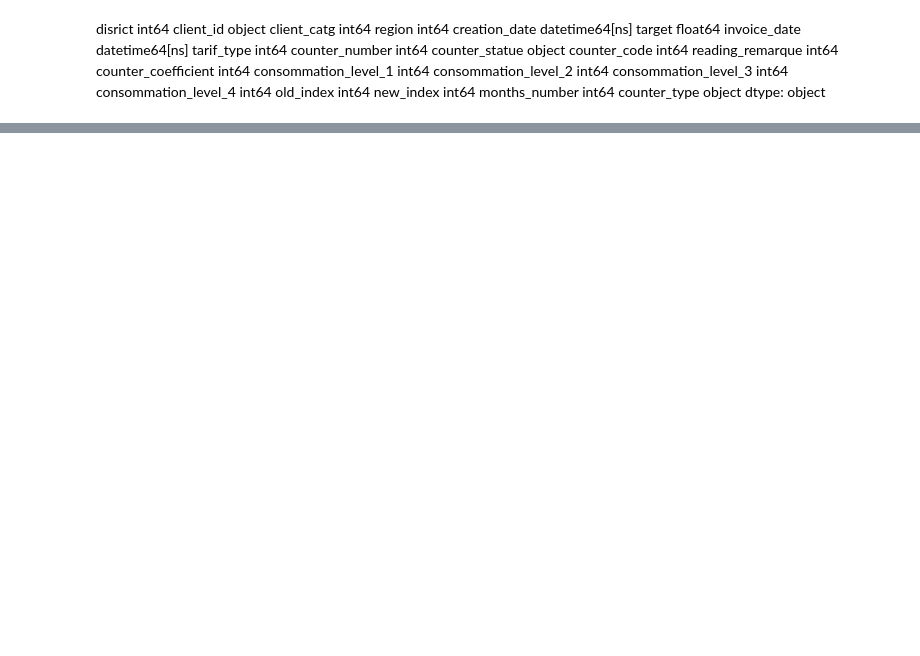
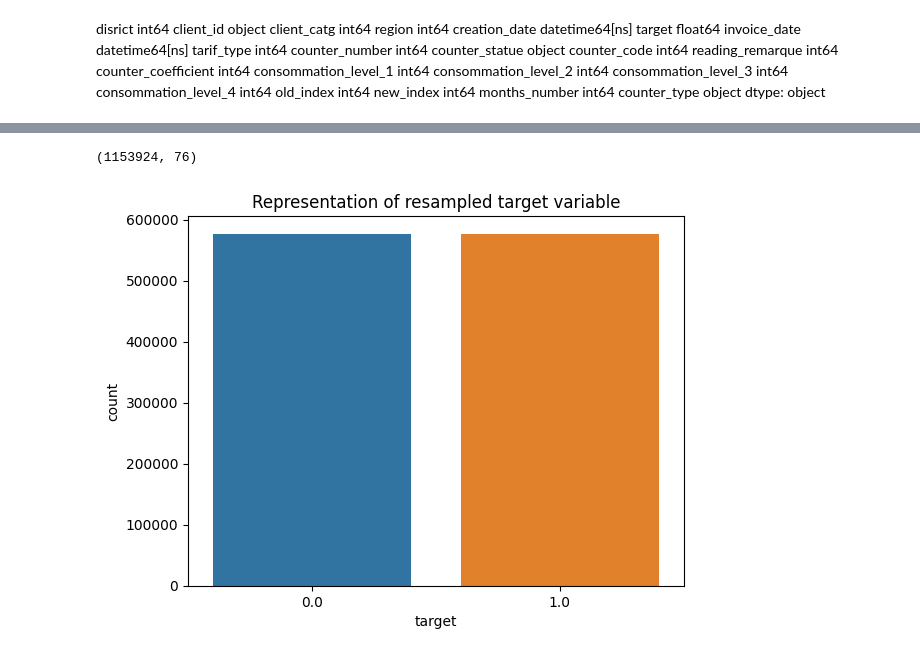
Before and after one commit to freddiCoded/ML-Project-FraudDetection, a Jupyter notebook: ML_preprocessing.ipynb, the cells around one changed output, grey strips where cells are left out. Drawn from its saved outputs; the diff is of its cells as text; code cells hidden in the pictures; blank space fills up the shorter version.

```diff
--- a/ML_preprocessing.ipynb
+++ b/ML_preprocessing.ipynb
@@ -236,0 +310,6 @@ X_train[numerical].sample(1)
+# %%
+sns.countplot(x=y_train_ros).set_title("Representation of resampled target variable");
+data_scaled_ros.shape
+# %% [output]
+(1153924, 76)
+[figure, added]
```
Also changed, not shown: parts of 37 cells of this notebook, 2 other files.
